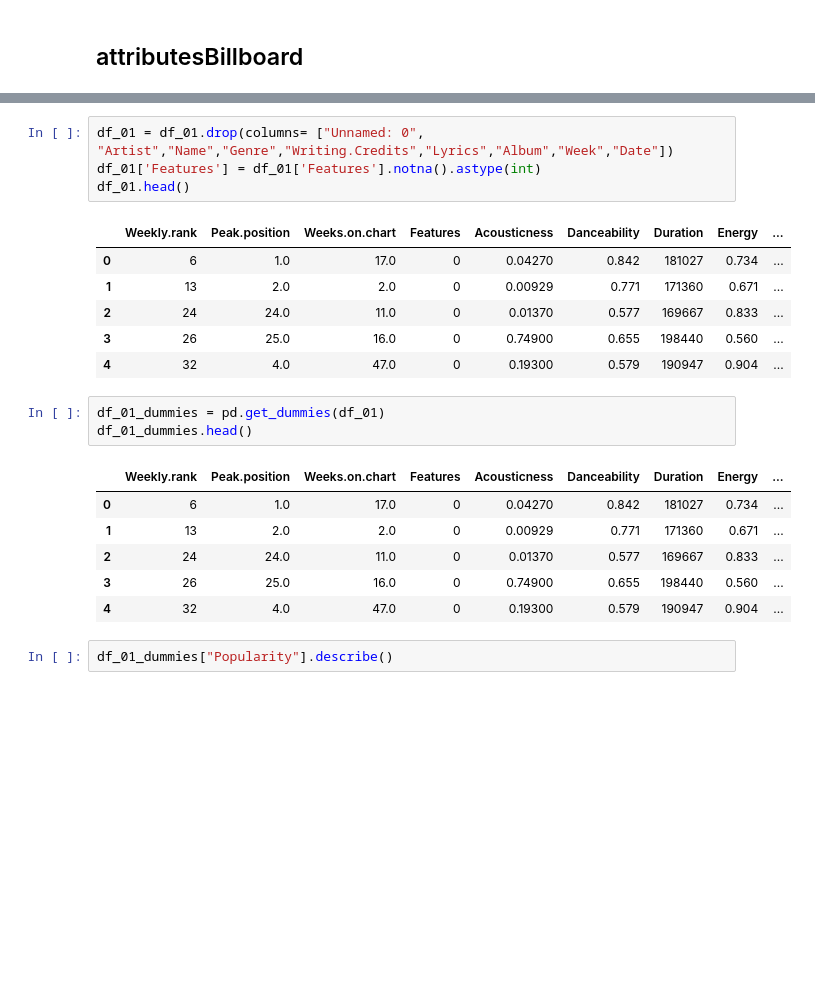
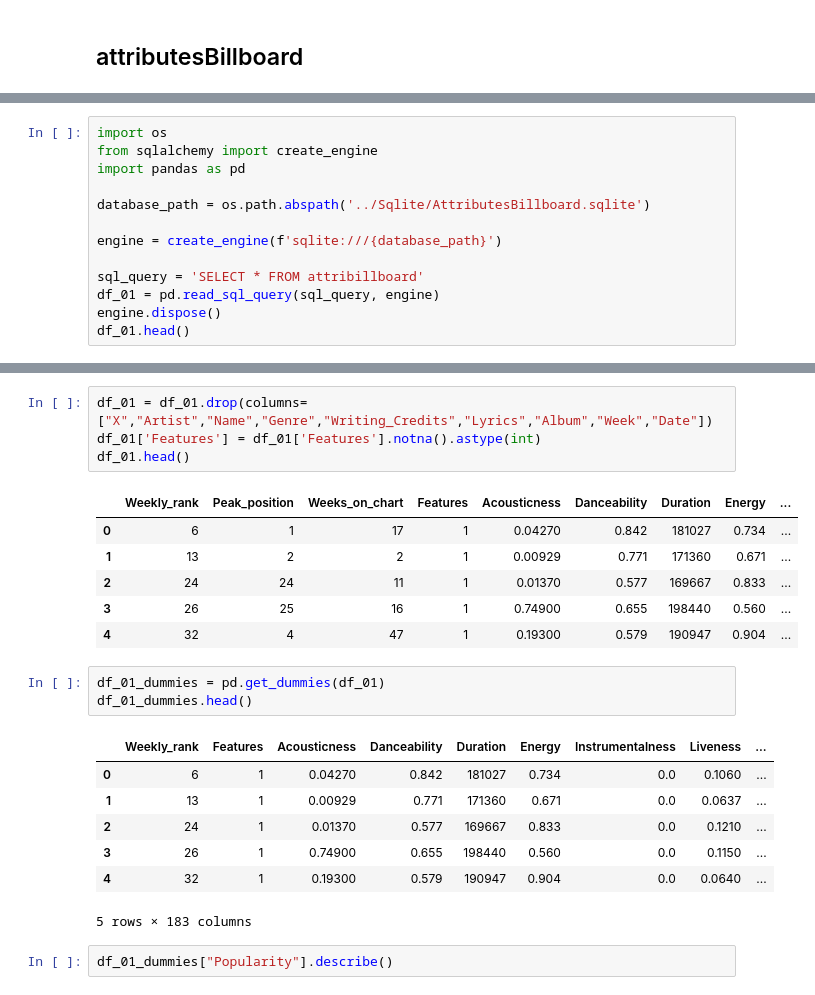
Before and after one commit to AlejandroChavezA00571497/Project04, a Jupyter notebook: Spotify analysis/Main_models.ipynb, the cells around one changed output, grey strips where cells are left out. Saved outputs shown, nothing was run; the diff lists cells and outputs as text; blank space fills up the shorter version.

Commit message:
Carga de archivos con SQLite

```diff
--- a/Spotify analysis/Main_models.ipynb
+++ b/Spotify analysis/Main_models.ipynb
@@ -365,0 +353,13 @@ None
+# %%
+import os
+from sqlalchemy import create_engine
+import pandas as pd
+
+database_path = os.path.abspath('../Sqlite/AttributesBillboard.sqlite')
+
+engine = create_engine(f'sqlite:///{database_path}')
+
+sql_query = 'SELECT * FROM attribillboard'
+df_01 = pd.read_sql_query(sql_query, engine)
+engine.dispose()
+df_01.head()
@@ -366,24 +374,25 @@ None
 # %%
-df_01 = df_01.drop(columns= ["Unnamed: 0", "Artist","Name","Genre","Writing.Credits","Lyrics","Album","Week","Date"])
+df_01 = df_01.drop(columns= ["X","Artist","Name","Genre","Writing_Credits","Lyrics","Album","Week","Date"])
 df_01['Features'] = df_01['Features'].notna().astype(int)
 df_01.head()
 # %% [output]
-|  | Weekly.rank | Peak.position | Weeks.on.chart | Features | Acousticness | Danceability | Duration | Energy | ... |
-| 0 | 6 | 1.0 | 17.0 | 0 | 0.04270 | 0.842 | 181027 | 0.734 | ... |
-| 1 | 13 | 2.0 | 2.0 | 0 | 0.00929 | 0.771 | 171360 | 0.671 | ... |
-| 2 | 24 | 24.0 | 11.0 | 0 | 0.01370 | 0.577 | 169667 | 0.833 | ... |
-| 3 | 26 | 25.0 | 16.0 | 0 | 0.74900 | 0.655 | 198440 | 0.560 | ... |
-| 4 | 32 | 4.0 | 47.0 | 0 | 0.19300 | 0.579 | 190947 | 0.904 | ... |
+|  | Weekly_rank | Peak_position | Weeks_on_chart | Features | Acousticness | Danceability | Duration | Energy | ... |
+| 0 | 6 | 1 | 17 | 1 | 0.04270 | 0.842 | 181027 | 0.734 | ... |
+| 1 | 13 | 2 | 2 | 1 | 0.00929 | 0.771 | 171360 | 0.671 | ... |
+| 2 | 24 | 24 | 11 | 1 | 0.01370 | 0.577 | 169667 | 0.833 | ... |
+| 3 | 26 | 25 | 16 | 1 | 0.74900 | 0.655 | 198440 | 0.560 | ... |
+| 4 | 32 | 4 | 47 | 1 | 0.19300 | 0.579 | 190947 | 0.904 | ... |
 # %%
 df_01_dummies = pd.get_dummies(df_01)
 df_01_dummies.head()
 # %% [output]
-|  | Weekly.rank | Peak.position | Weeks.on.chart | Features | Acousticness | Danceability | Duration | Energy | ... |
-| 0 | 6 | 1.0 | 17.0 | 0 | 0.04270 | 0.842 | 181027 | 0.734 | ... |
-| 1 | 13 | 2.0 | 2.0 | 0 | 0.00929 | 0.771 | 171360 | 0.671 | ... |
-| 2 | 24 | 24.0 | 11.0 | 0 | 0.01370 | 0.577 | 169667 | 0.833 | ... |
-| 3 | 26 | 25.0 | 16.0 | 0 | 0.74900 | 0.655 | 198440 | 0.560 | ... |
-| 4 | 32 | 4.0 | 47.0 | 0 | 0.19300 | 0.579 | 190947 | 0.904 | ... |
+|  | Weekly_rank | Features | Acousticness | Danceability | Duration | Energy | Instrumentalness | Liveness | ... |
+| 0 | 6 | 1 | 0.04270 | 0.842 | 181027 | 0.734 | 0.0 | 0.1060 | ... |
+| 1 | 13 | 1 | 0.00929 | 0.771 | 171360 | 0.671 | 0.0 | 0.0637 | ... |
+| 2 | 24 | 1 | 0.01370 | 0.577 | 169667 | 0.833 | 0.0 | 0.1210 | ... |
+| 3 | 26 | 1 | 0.74900 | 0.655 | 198440 | 0.560 | 0.0 | 0.1150 | ... |
+| 4 | 32 | 1 | 0.19300 | 0.579 | 190947 | 0.904 | 0.0 | 0.0640 | ... |
+5 rows × 183 columns
 # %%
 df_01_dummies["Popularity"].describe()
 # %% [output]
```
Also changed, not shown: parts of 40 cells of this notebook, 1 other file.
